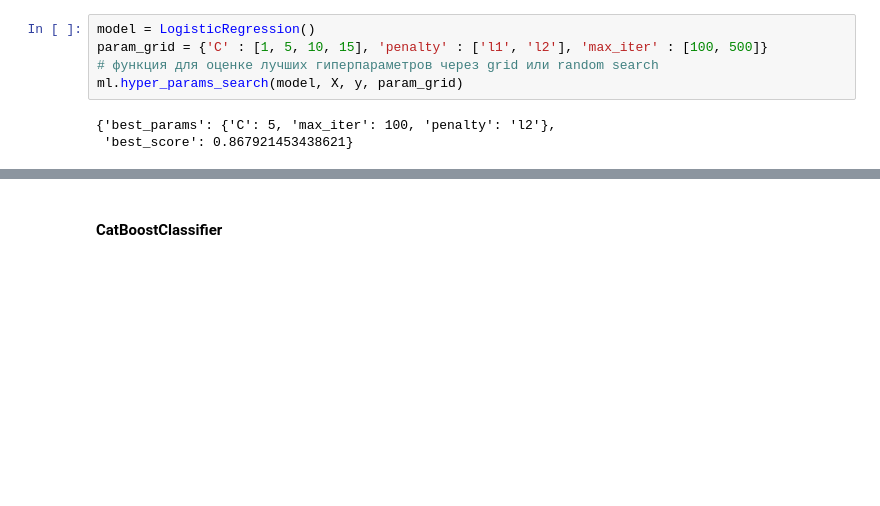
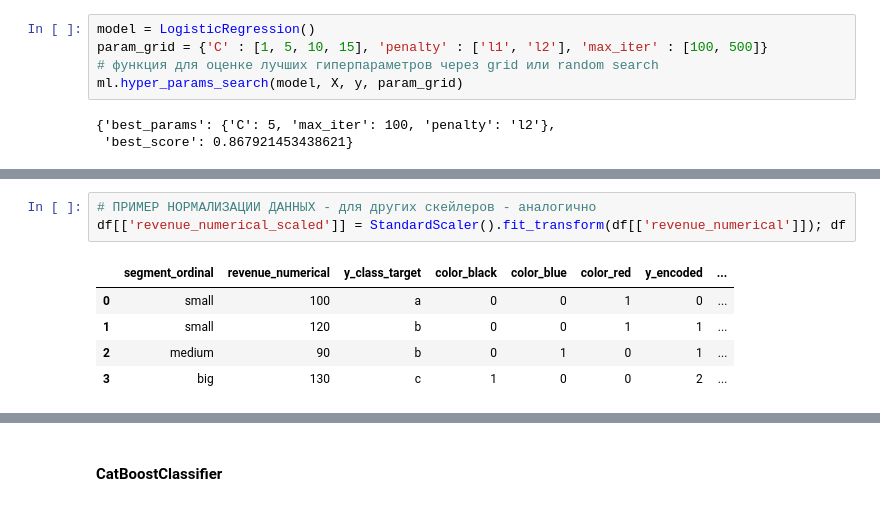
Before and after one commit to gavrevnik/analytics_tools, a Jupyter notebook: ML.ipynb, the cells around one changed output, grey strips where cells are left out. Cells and saved outputs as stored; diff of their text form; blank space fills up the shorter version.

```diff
--- a/ML.ipynb
+++ b/ML.ipynb
@@ -661,0 +854,9 @@ pca
+# %%
+# ПРИМЕР НОРМАЛИЗАЦИИ ДАННЫХ - для других скейлеров - аналогично
+df[['revenue_numerical_scaled']] = StandardScaler().fit_transform(df[['revenue_numerical']]); df
+# %% [output]
+|  | segment_ordinal | revenue_numerical | y_class_target | color_black | color_blue | color_red | y_encoded | ... |
+| 0 | small | 100 | a | 0 | 0 | 1 | 0 | ... |
+| 1 | small | 120 | b | 0 | 0 | 1 | 1 | ... |
+| 2 | medium | 90 | b | 0 | 1 | 0 | 1 | ... |
+| 3 | big | 130 | c | 1 | 0 | 0 | 2 | ... |
```
Also changed, not shown: parts of 19 cells of this notebook, 1 other file.
